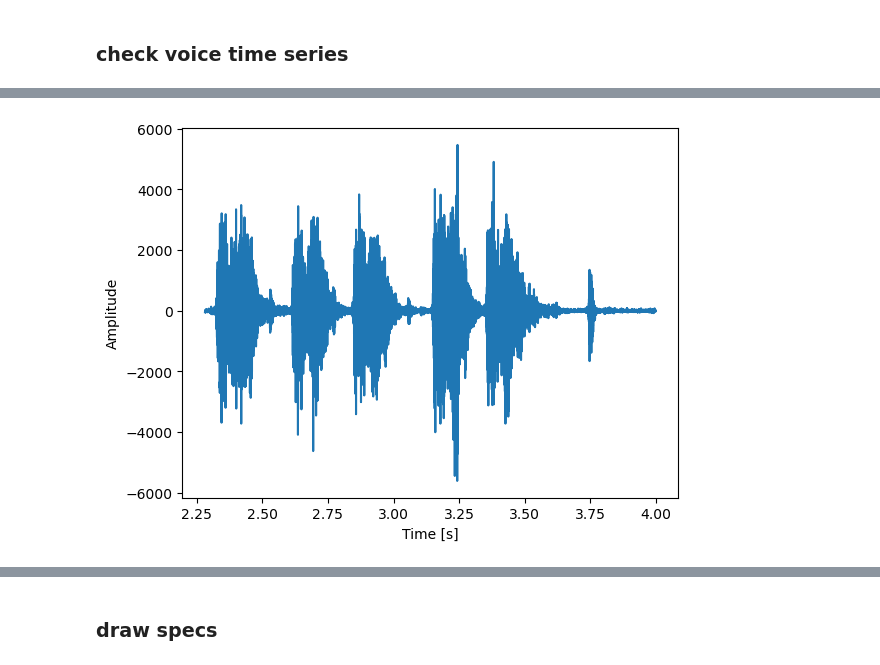
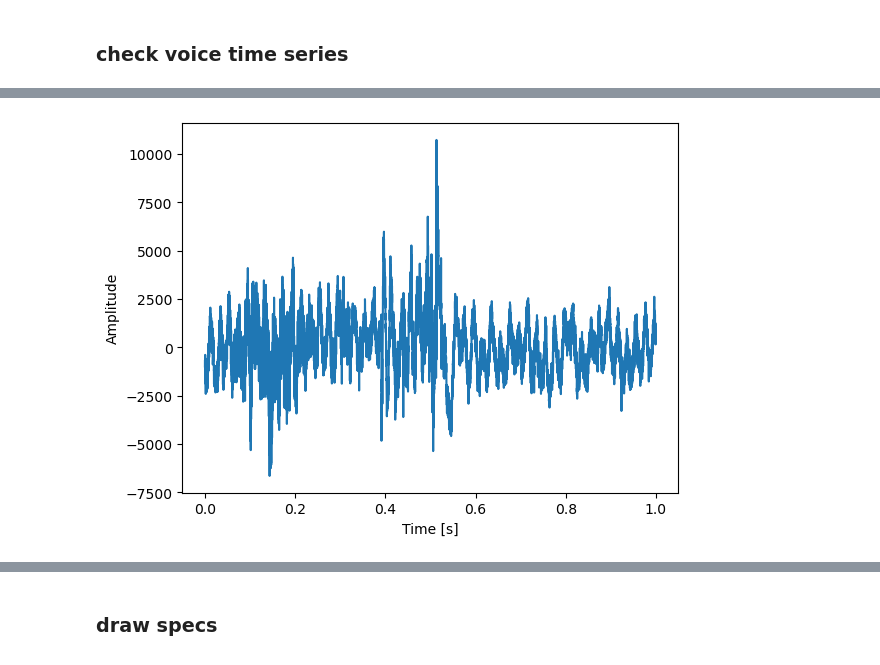
Before and after one commit to milad-s5/ast, a Jupyter notebook: AST_Inference_Demo_CPU.ipynb, the cells around one changed output, grey strips where cells are left out. Drawn from its saved outputs; the diff is of its cells as text; code cells hidden in the pictures.

```diff
--- a/AST_Inference_Demo_CPU.ipynb
+++ b/AST_Inference_Demo_CPU.ipynb
@@ -238,3 +238,5 @@ sox WARN dither: dither clipped 95 samples; decrease volume?
+# %%
+path = './sample_audios/2023-05-17-11:35:38_16k.wav'
 # %%
 %%time
 # Get a sample audio and make feature for predict
@@ -295,0 +300,11 @@ plt.show()
+# %%
+import os
+
+filename = sample_path
+dirname = os.path.dirname(filename)
+basename = os.path.basename(filename)
+name_without_extension = os.path.splitext(basename)[0]
+
+new_filename = os.path.join(dirname, f'{name_without_extension}_cropped.wav')
+
+print(new_filename)
@@ -296,13 +481,16 @@ plt.show()
 # %%
-samplerate, data = read('./sample_audios/voice_gun3_16k.wav')
+from scipy.io.wavfile import read #import the required function from the module
+import matplotlib.pyplot as plt
+import numpy as np
+
+samplerate, data = read(new_filename)
 duration = len(data)/samplerate
 
 time = np.arange(0,duration,1/samplerate) #time vector
 
-x = 36500
-plt.plot(time[x:],data[x:,0])
+plt.plot(time,data)
 plt.xlabel('Time [s]')
 plt.ylabel('Amplitude')
 plt.show()
 # %% [output]
-[figure, old version]
+[figure, new version]
```
Also changed, not shown: parts of 12 cells of this notebook.
